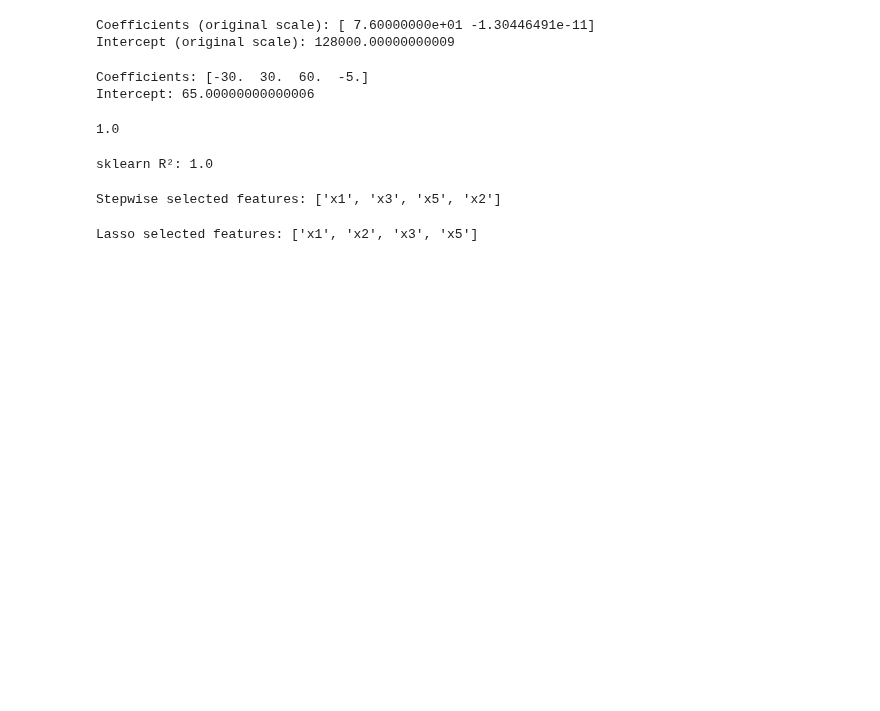
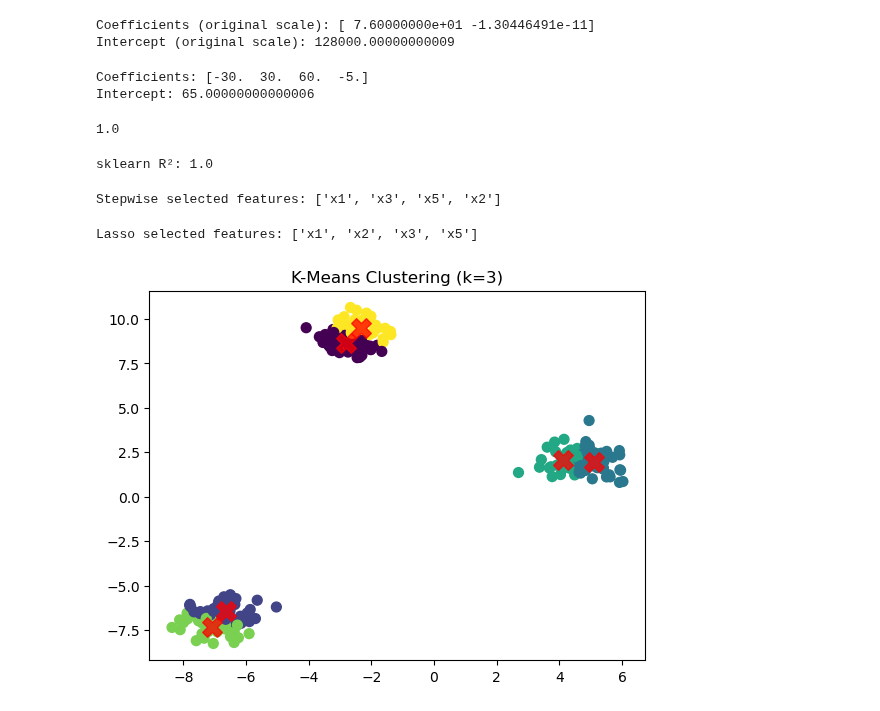
Before and after one commit to imdwipayana/Battlefield, a Jupyter notebook: Python_Practice/Linear_Regression/Untitled.ipynb, the cells around one changed output. Cells and saved outputs as stored; diff of their text form; code cells hidden in the pictures; blank space fills up the shorter version.

```diff
--- a/Python_Practice/Linear_Regression/Untitled.ipynb
+++ b/Python_Practice/Linear_Regression/Untitled.ipynb
@@ -224,0 +227,23 @@ Lasso selected features: ['x1', 'x2', 'x3', 'x5']
+# %%
+import numpy as np
+import matplotlib.pyplot as plt
+from sklearn.cluster import KMeans
+from sklearn.datasets import make_blobs
+import os
+os.environ["OMP_NUM_THREADS"] = "2"
+
+# 1. Generate synthetic dataset (3 clusters)
+X, y_true = make_blobs(n_samples=300, centers=3, cluster_std=0.60, random_state=42)
+
+# 2. Fit K-Means
+kmeans = KMeans(n_clusters=6, random_state=42, n_init=10)
+y_kmeans = kmeans.fit_predict(X)
+
+# 3. Plot results
+plt.scatter(X[:, 0], X[:, 1], c=y_kmeans, s=50, cmap='viridis')
+plt.scatter(kmeans.cluster_centers_[:, 0], kmeans.cluster_centers_[:, 1],
+            c='red', s=200, alpha=0.75, marker='X')
+plt.title("K-Means Clustering (k=3)")
+plt.show()
+# %% [output]
+[figure, added]
```
Also changed, not shown: parts of 12 cells of this notebook.
